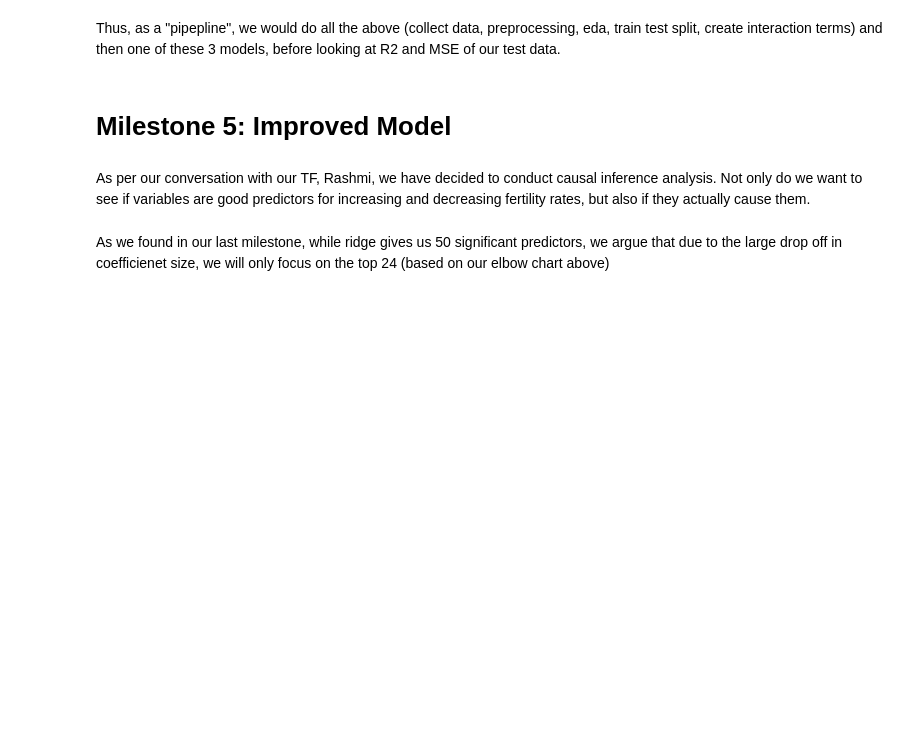
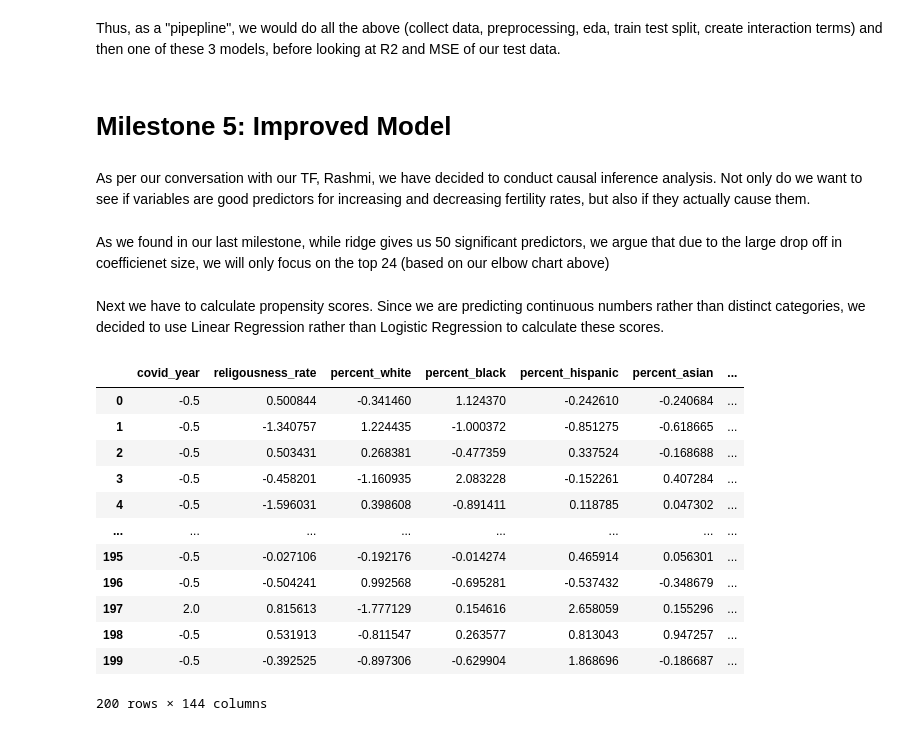
Before and after one commit to ppich1169/fertilityProjectCs109, a Jupyter notebook: fertility_notebook.ipynb, the cells around one changed output. Cells and saved outputs as stored; diff of their text form; code cells hidden in the pictures; blank space fills up the shorter version.

Commit message:
propensity scores

```diff
--- a/fertility_notebook.ipynb
+++ b/fertility_notebook.ipynb
@@ -1516,0 +1480,34 @@ print(ols_results.summary())
+# %%
+top_24_predictors = largest_coefficients.index[:24]
+X_top_24 = X_train_interactions_df[top_24_predictors]
+# %% [markdown]
+Next we have to calculate propensity scores. Since we are predicting continuous numbers rather than distinct categories, we decided to use Linear Regression rather than Logistic Regression to calculate these scores.
+# %%
+propensity_scores_df = X_train_interactions_df.copy()
+
+for predictor in top_24_predictors:
+
+    other_vars = [p for p in top_24_predictors if p != predictor]
+    X_propensity = X_train_interactions_df[other_vars]
+    y_propensity = X_train_interactions_df[predictor]
+
+    prop_model = LinearRegression().fit(X_propensity, y_propensity)
+
+    propensity_scores = prop_model.predict(X_propensity)
+    propensity_scores_df[f'propensity_scores_{predictor}'] = propensity_scores
+# %%
+propensity_scores_df
+# %% [output]
+|  | covid_year | religousness_rate | percent_white | percent_black | percent_hispanic | percent_asian | ... |
+| 0 | -0.5 | 0.500844 | -0.341460 | 1.124370 | -0.242610 | -0.240684 | ... |
+| 1 | -0.5 | -1.340757 | 1.224435 | -1.000372 | -0.851275 | -0.618665 | ... |
+| 2 | -0.5 | 0.503431 | 0.268381 | -0.477359 | 0.337524 | -0.168688 | ... |
+| 3 | -0.5 | -0.458201 | -1.160935 | 2.083228 | -0.152261 | 0.407284 | ... |
+| 4 | -0.5 | -1.596031 | 0.398608 | -0.891411 | 0.118785 | 0.047302 | ... |
+| ... | ... | ... | ... | ... | ... | ... | ... |
+| 195 | -0.5 | -0.027106 | -0.192176 | -0.014274 | 0.465914 | 0.056301 | ... |
+| 196 | -0.5 | -0.504241 | 0.992568 | -0.695281 | -0.537432 | -0.348679 | ... |
+| 197 | 2.0 | 0.815613 | -1.777129 | 0.154616 | 2.658059 | 0.155296 | ... |
+| 198 | -0.5 | 0.531913 | -0.811547 | 0.263577 | 0.813043 | 0.947257 | ... |
+| 199 | -0.5 | -0.392525 | -0.897306 | -0.629904 | 1.868696 | -0.186687 | ... |
+200 rows × 144 columns
```
Also changed, not shown: parts of 4 cells of this notebook.
